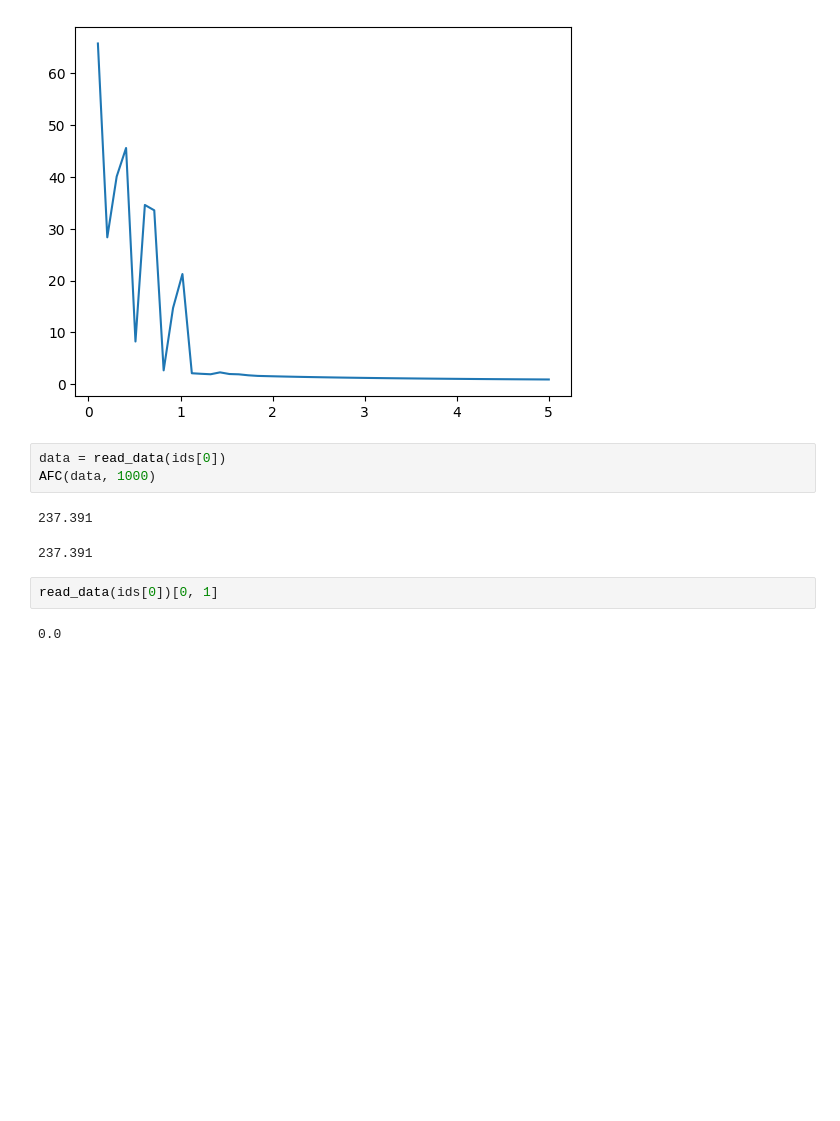
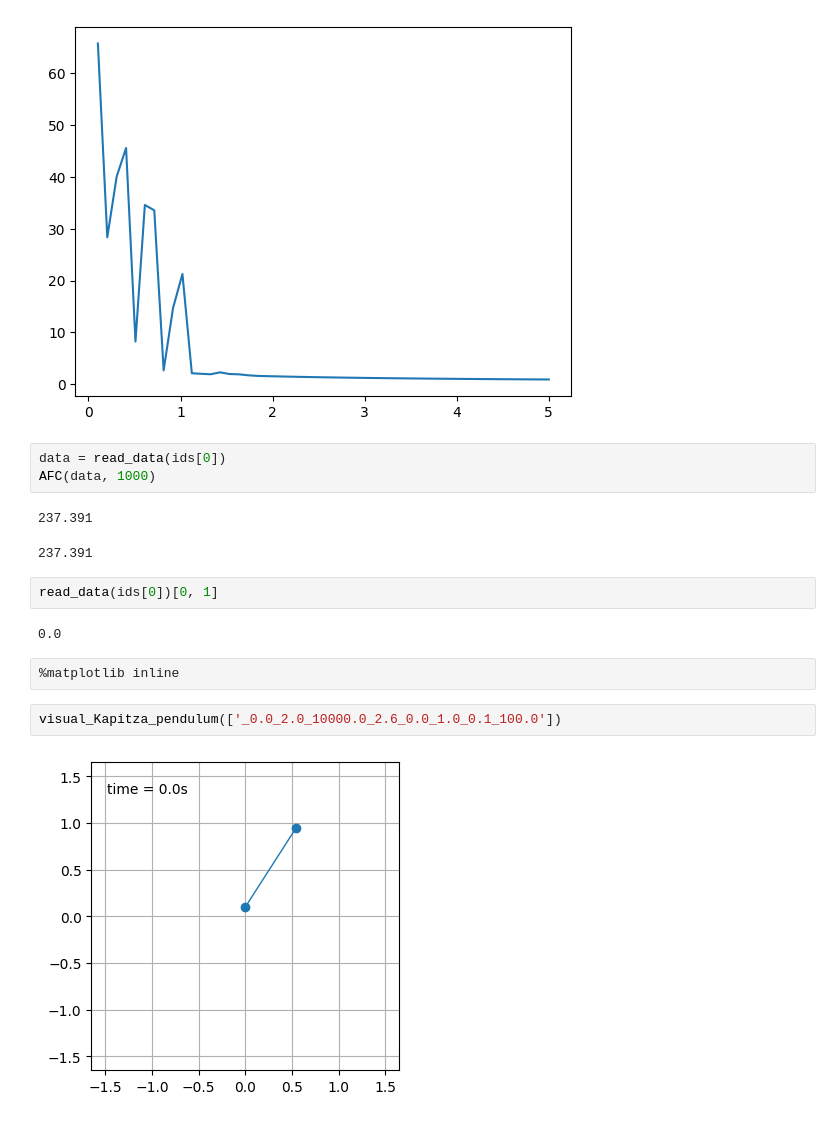
Before and after one commit to Aleksooo/csBasics, a Jupyter notebook: solver_temp/setup.ipynb, the cells around one changed output. Saved outputs shown, nothing was run; the diff lists cells and outputs as text; blank space fills up the shorter version.

```diff
--- a/solver_temp/setup.ipynb
+++ b/solver_temp/setup.ipynb
@@ -84,3 +84,9 @@ AFC(data, 1000)
 read_data(ids[0])[0, 1]
 # %% [output]
 0.0
+# %%
+%matplotlib inline
+# %%
+visual_Kapitza_pendulum(['_0.0_2.0_10000.0_2.6_0.0_1.0_0.1_100.0'])
+# %% [output]
+[figure, added]
```
Also changed, not shown: 4 other files.
